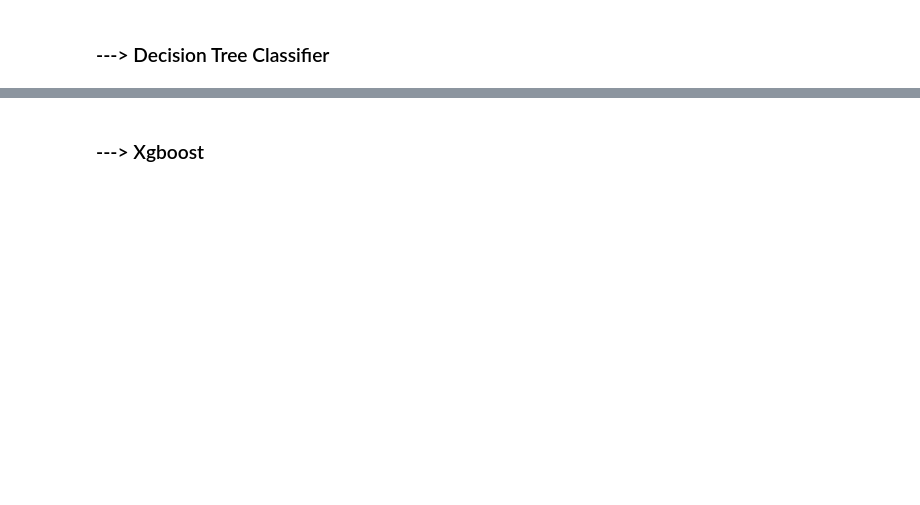
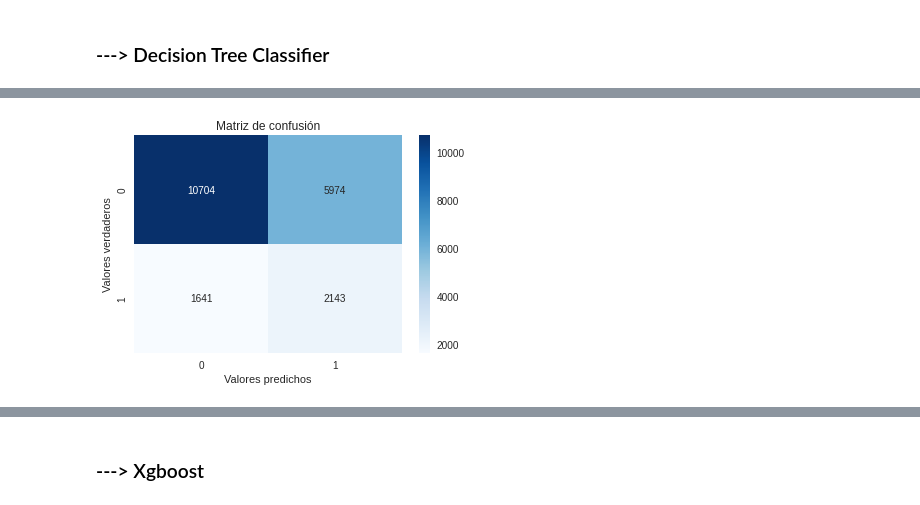
Before and after one commit to alexandergribenchenko/DS_LATAM_Test, a Jupyter notebook: solution.ipynb, the cells around one changed output, grey strips where cells are left out. Saved outputs shown, nothing was run; the diff lists cells and outputs as text; code cells hidden in the pictures; blank space fills up the shorter version.

```diff
--- a/solution.ipynb
+++ b/solution.ipynb
@@ -831,2 +854,7 @@ plot_confusion_matrix(y_test, y_pred_dt)
+# %%
+y_pred_dt = dt_model.predict(X_test)
+plot_confusion_matrix(y_test, y_pred_dt)
+# %% [output]
+[figure, added]
 # %%
 print(classification_report(y_test, y_pred_dt))
```
Also changed, not shown: parts of 21 cells of this notebook.
